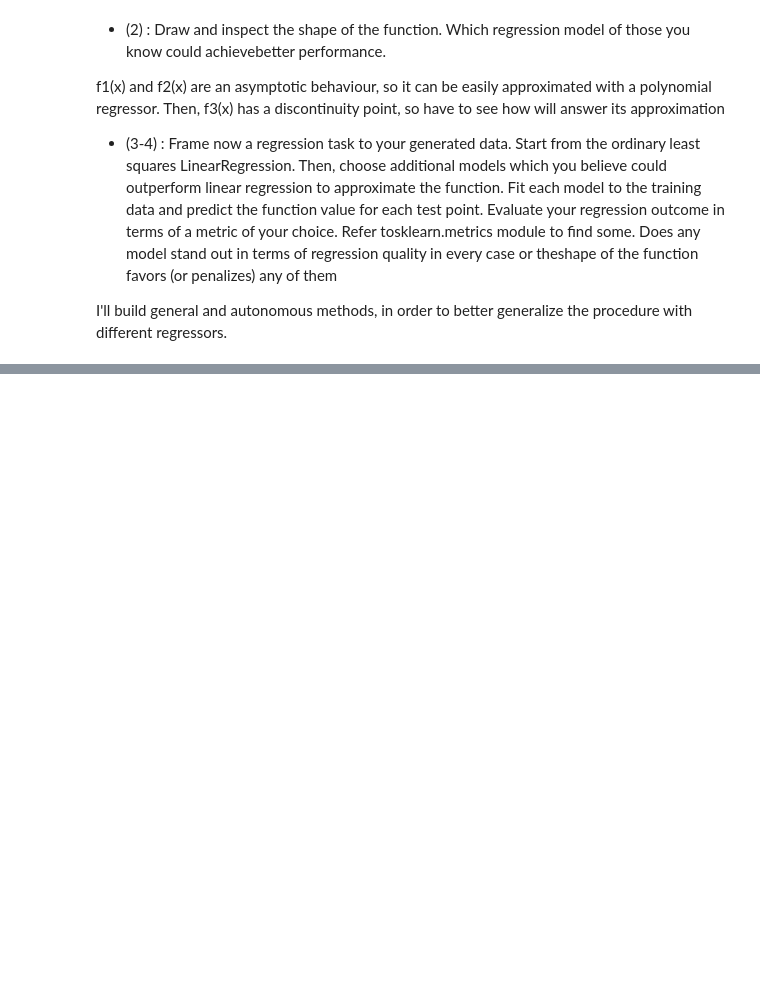
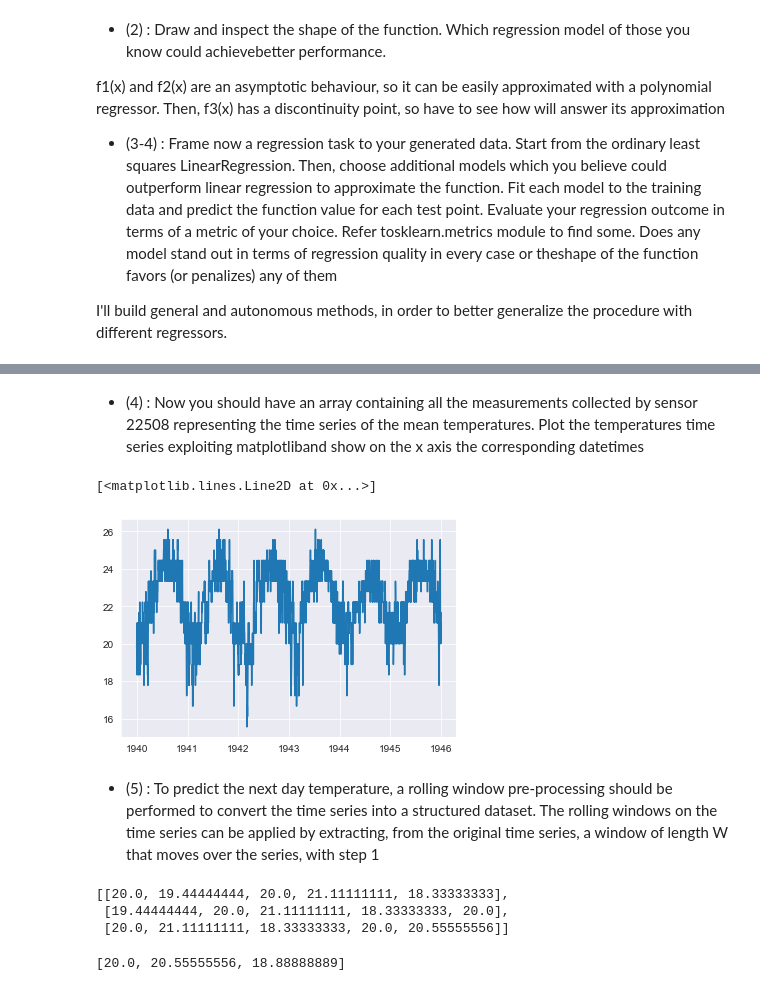
Before and after one commit to francescodisalvo05/Data-Science-Lab-Exercises, a Jupyter notebook: Notebooks/8-Laboratory-26-11-2020.ipynb, the cells around one changed output, grey strips where cells are left out. Drawn from its saved outputs; the diff is of its cells as text; code cells hidden in the pictures; blank space fills up the shorter version.

```diff
--- a/Notebooks/8-Laboratory-26-11-2020.ipynb
+++ b/Notebooks/8-Laboratory-26-11-2020.ipynb
@@ -168,0 +253,5 @@ As it can be clearly seen, the most robust is the random forest, whose obtain ni
+# %%
+import pandas as pd
+
+df = pd.read_csv('../Datasets/weatherww2/SummaryofWeather.csv')
+df.sample(5)
@@ -168,0 +307,5 @@ As it can be clearly seen, the most robust is the random forest, whose obtain ni
+# %%
+df = df[df["STA"] == 22508]
+df["Date"]= pd.to_datetime(df["Date"])
+df = df.set_index("Date")
+df.sample(5)
@@ -168,0 +323,3 @@ As it can be clearly seen, the most robust is the random forest, whose obtain ni
+# %%
+avgtemps = df[df["STA"] == 22508]["MeanTemp"]
+avgtemps.head(5)
@@ -168,0 +334,9 @@ As it can be clearly seen, the most robust is the random forest, whose obtain ni
+# %% [markdown]
+- (4) : Now you should have an array containing all the measurements collected by sensor 22508 representing the time series of the mean temperatures. Plot the temperatures time series exploiting matplotliband show on the x axis the corresponding datetimes
+# %%
+plt.plot(avgtemps)
+# %% [output]
+[<matplotlib.lines.Line2D at 0x...>]
+[figure, added]
+# %% [markdown]
+- (5) : To predict the next day temperature, a rolling window pre-processing should be performed to convert the time series into a structured dataset. The rolling windows on the time series can be applied by extracting, from the original time series, a window of length W that moves over the series, with step 1
@@ -168,0 +353,10 @@ As it can be clearly seen, the most robust is the random forest, whose obtain ni
+# %%
+windows[:3]
+# %% [output]
+[[20.0, 19.44444444, 20.0, 21.11111111, 18.33333333],
+ [19.44444444, 20.0, 21.11111111, 18.33333333, 20.0],
+ [20.0, 21.11111111, 18.33333333, 20.0, 20.55555556]]
+# %%
+y[:3]
+# %% [output]
+[20.0, 20.55555556, 18.88888889]
```
Also changed, not shown: parts of 25 cells of this notebook.
